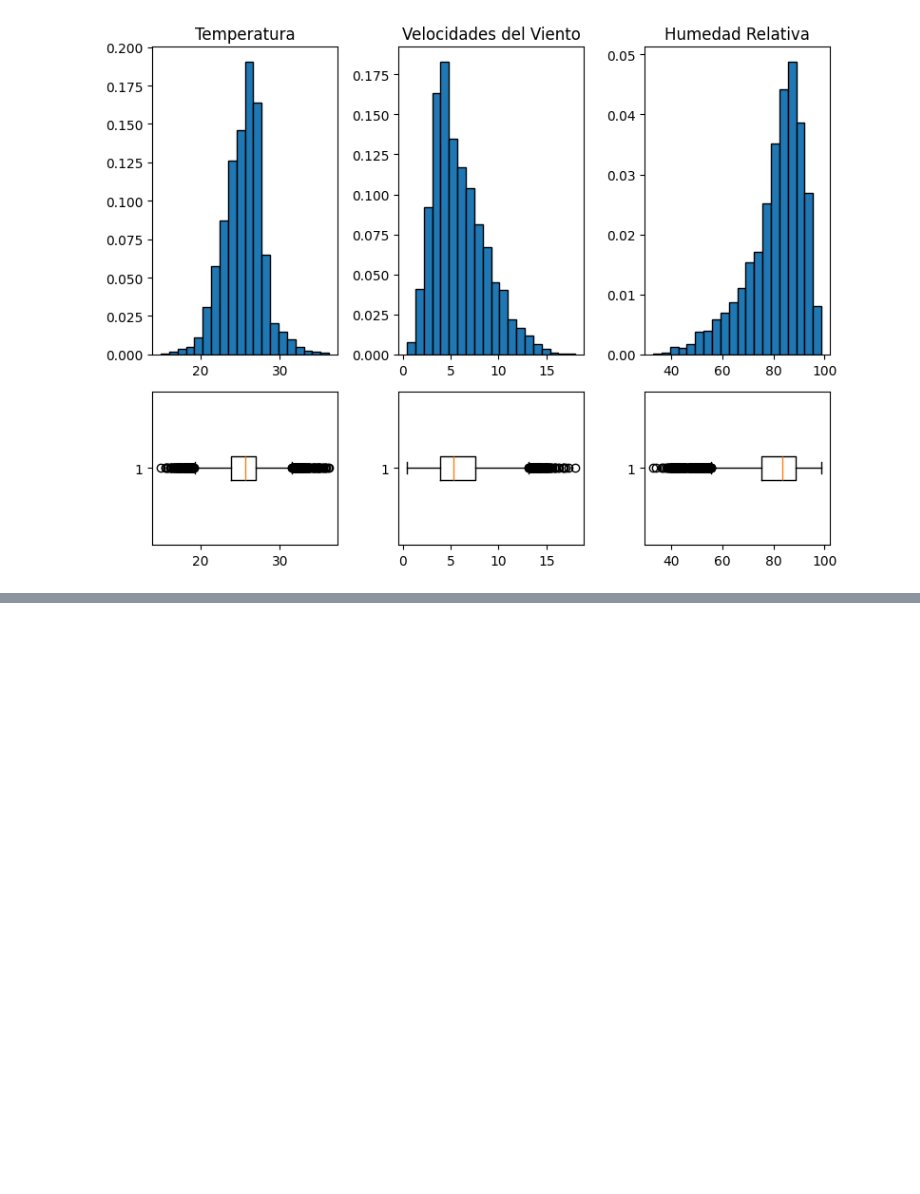
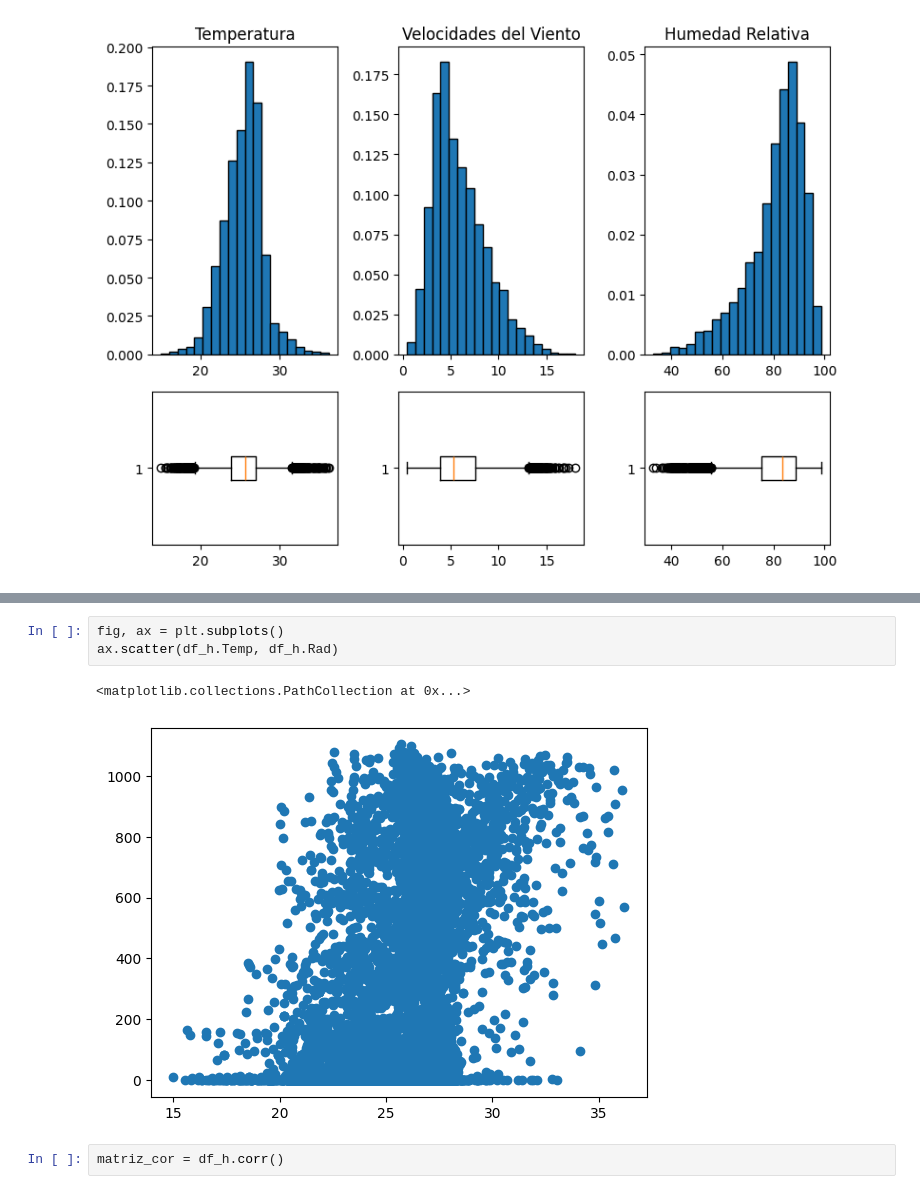
Before and after one commit to dcanulr/taller_python_uacam, a Jupyter notebook: 006_visualizacion.ipynb, the cells around one changed output, grey strips where cells are left out. Cells and saved outputs as stored; diff of their text form; blank space fills up the shorter version.

```diff
--- a/006_visualizacion.ipynb
+++ b/006_visualizacion.ipynb
@@ -42,0 +39,8 @@ plt.boxplot(df_h.Temp, vert=False)
+# %%
+fig, ax = plt.subplots()
+ax.scatter(df_h.Temp, df_h.Rad)
+# %% [output]
+<matplotlib.collections.PathCollection at 0x...>
+[figure, added]
+# %%
+matriz_cor = df_h.corr()
```
Also changed, not shown: parts of 12 cells of this notebook.
